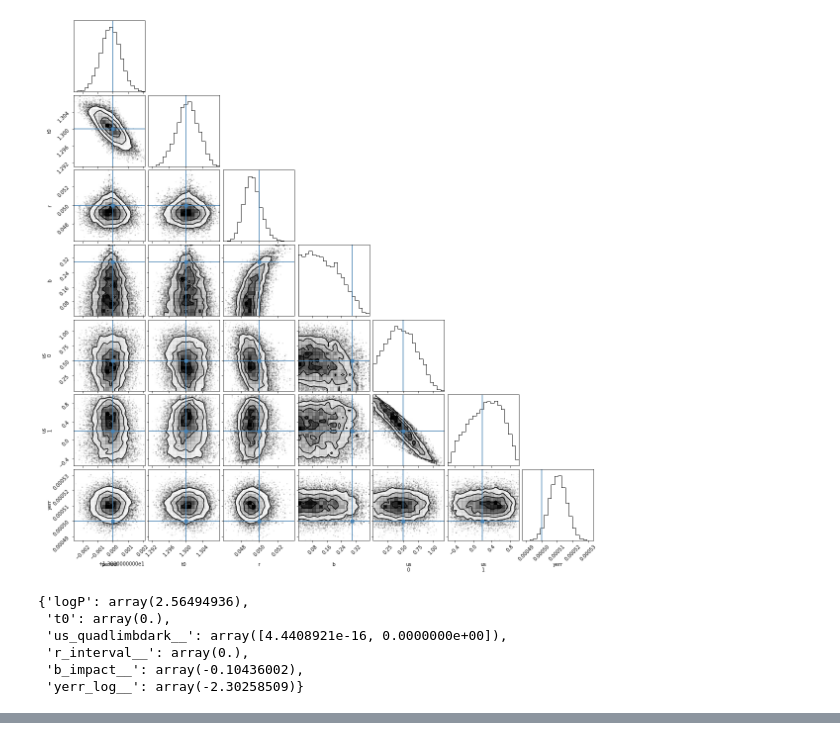
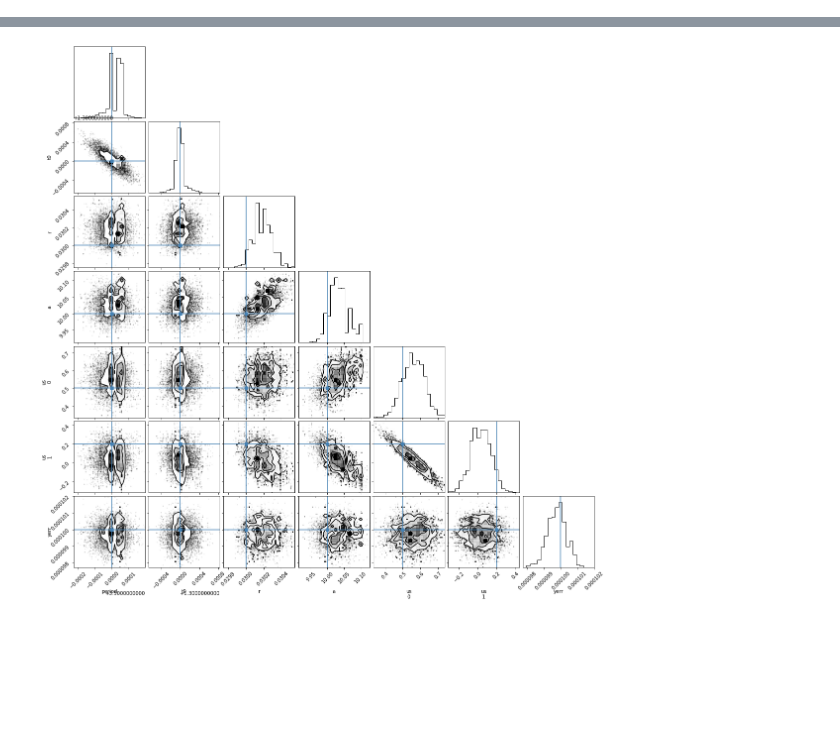
Before and after one commit to mileslucas/yeehaw, a Jupyter notebook: src/batman+MH.ipynb, the cells around one changed output, grey strips where cells are left out. Saved outputs shown, nothing was run; the diff lists cells and outputs as text; code cells hidden in the pictures; blank space fills up the shorter version.

```diff
--- a/src/batman+MH.ipynb
+++ b/src/batman+MH.ipynb
@@ -12,2 +29,23 @@ t, flux = np.loadtxt("../data/exoplanet_gen.dat", unpack=True)
+# %%
+import theano.tensor as tt
+from theano.compile.ops import as_op
+
+@as_op(itypes = [tt.dscalar, tt.dscalar, tt.dscalar, tt.dscalar, tt.dvector],
+       otypes = [tt.dvector])
+def BATMANlightcurve(t0, period, a, r, us):
+    # set up batman parameter structure
+    pars = batman.TransitParams()
+    pars.t0 = t0
+    pars.per = period
+    pars.a = a
+    pars.rp = r
+    pars.u = us
+    # default orientation with circular orbit
+    pars.inc = 90
+    pars.ecc = 0
+    pars.w = 90
+    pars.limb_dark = "quadratic"
+    m = batman.TransitModel(pars, t)
+    return m.light_curve(pars)
 # %%
 with pm.Model() as model:
@@ -109,18 +141,0 @@ with model:
-# %%
-truth = [13, 1.3, 0.05, 0.3, 0.5, 0.2, 5e-4]
-_ = corner.corner(
-    trace,
-    var_names=var_names,
-    truths=truth,
-)
-# %% [output]
-[figure, removed]
-# %%
-model.test_point
-# %% [output]
-{'logP': array(2.56494936),
- 't0': array(0.),
- 'us_quadlimbdark__': array([4.4408921e-16, 0.0000000e+00]),
- 'r_interval__': array(0.),
- 'b_impact__': array(-0.10436002),
- 'yerr_log__': array(-2.30258509)}
@@ -138,0 +142,7 @@ with model:
+# %%
+_ = corner.corner(
+    trace,
+    var_names=var_names,
+    truths=ground_truth,
+)
+# %% [output]
@@ -138,0 +150 @@ with model:
+[figure, added]
```
Also changed, not shown: parts of 17 cells of this notebook, 1 other file.
